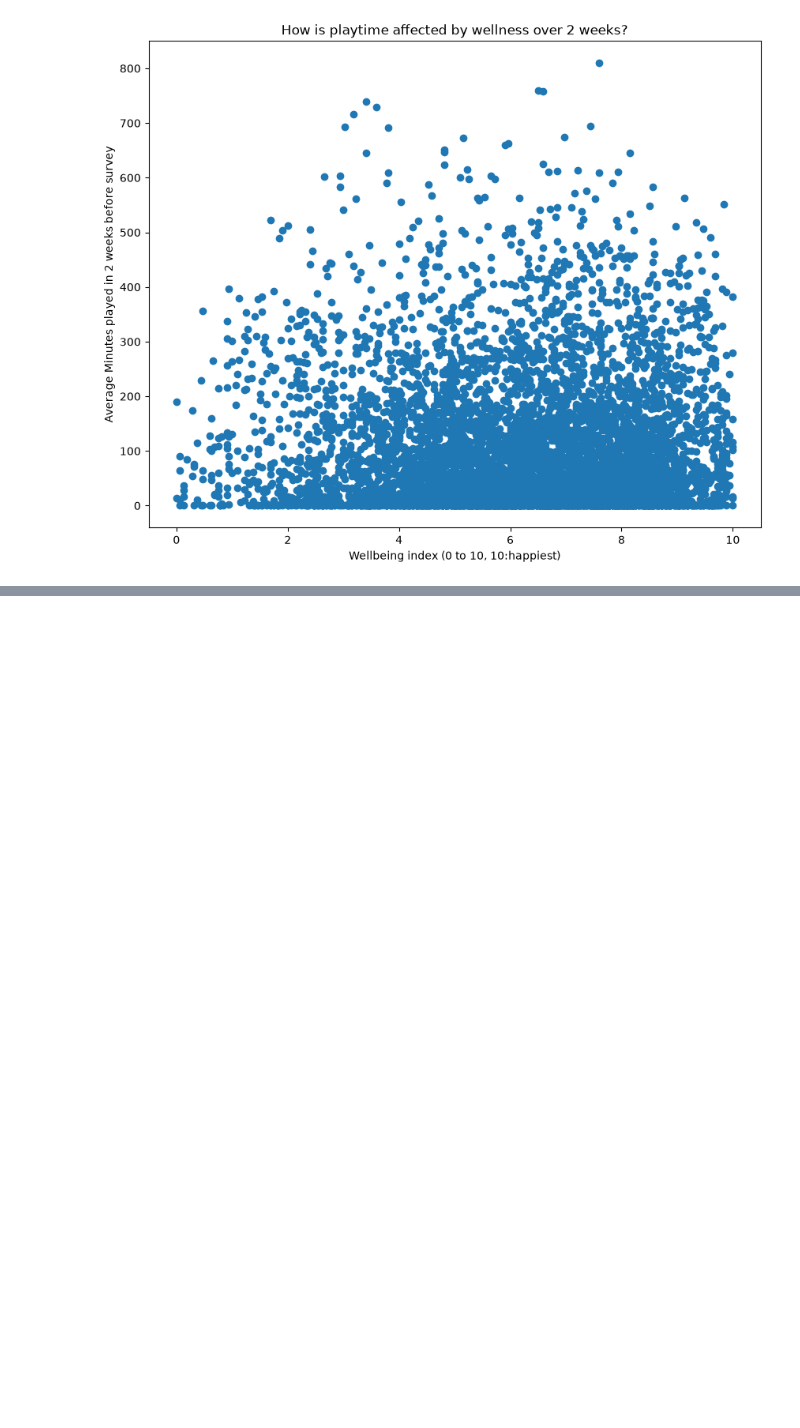
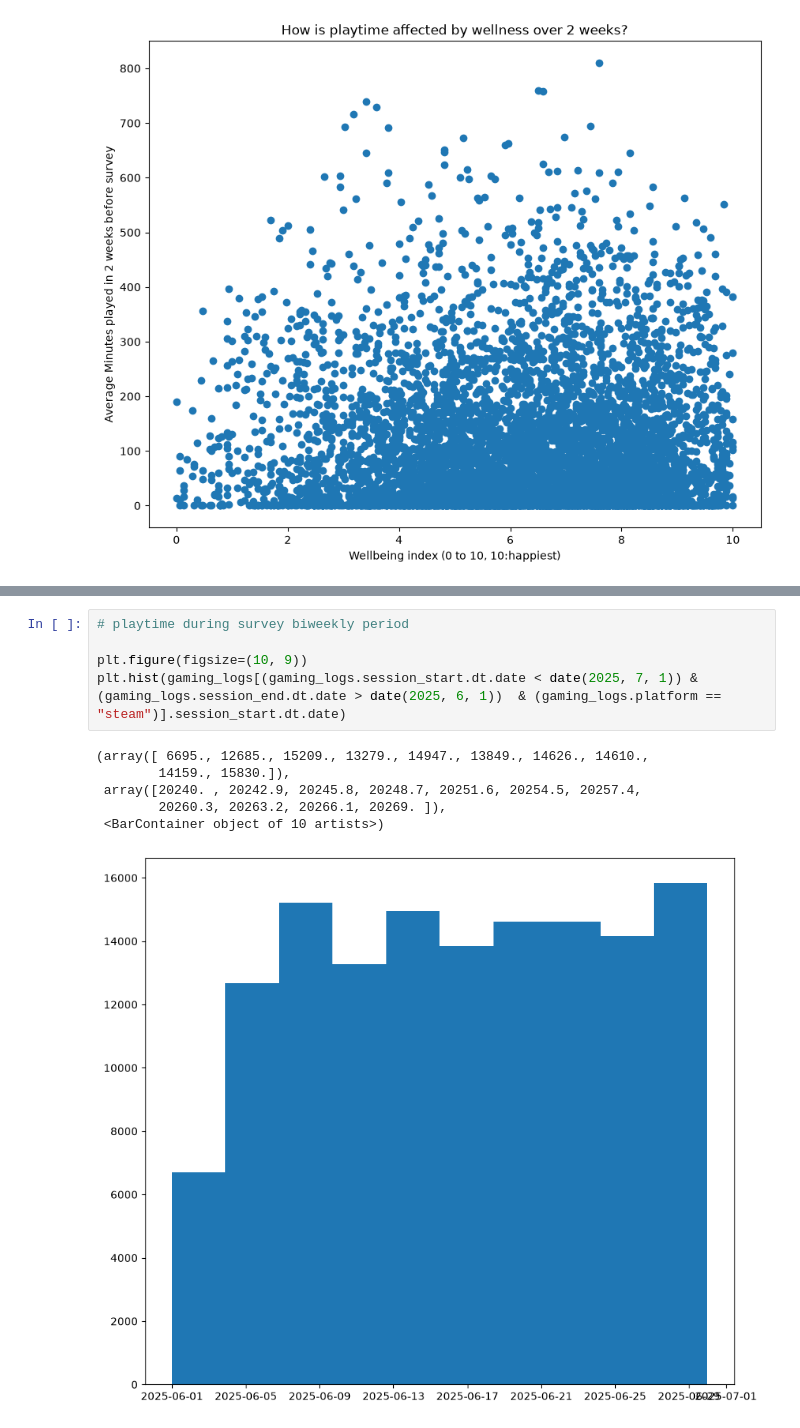
Before and after one commit to jinalpawar/Open_Play_Analysis, a Jupyter notebook: eda-jinal.ipynb, the cells around one changed output, grey strips where cells are left out. Saved outputs shown, nothing was run; the diff lists cells and outputs as text; blank space fills up the shorter version.

```diff
--- a/eda-jinal.ipynb
+++ b/eda-jinal.ipynb
@@ -331,0 +350,12 @@ plt.show()
+# %%
+# playtime during survey biweekly period
+
+plt.figure(figsize=(10, 9))
+plt.hist(gaming_logs[(gaming_logs.session_start.dt.date < date(2025, 7, 1)) & (gaming_logs.session_end.dt.date > date(2025, 6, 1))  & (gaming_logs.platform == "steam")].session_start.dt.date)
+# %% [output]
+(array([ 6695., 12685., 15209., 13279., 14947., 13849., 14626., 14610.,
+        14159., 15830.]),
+ array([20240. , 20242.9, 20245.8, 20248.7, 20251.6, 20254.5, 20257.4,
+        20260.3, 20263.2, 20266.1, 20269. ]),
+ <BarContainer object of 10 artists>)
+[figure, added]
```
Also changed, not shown: parts of 8 cells of this notebook.
